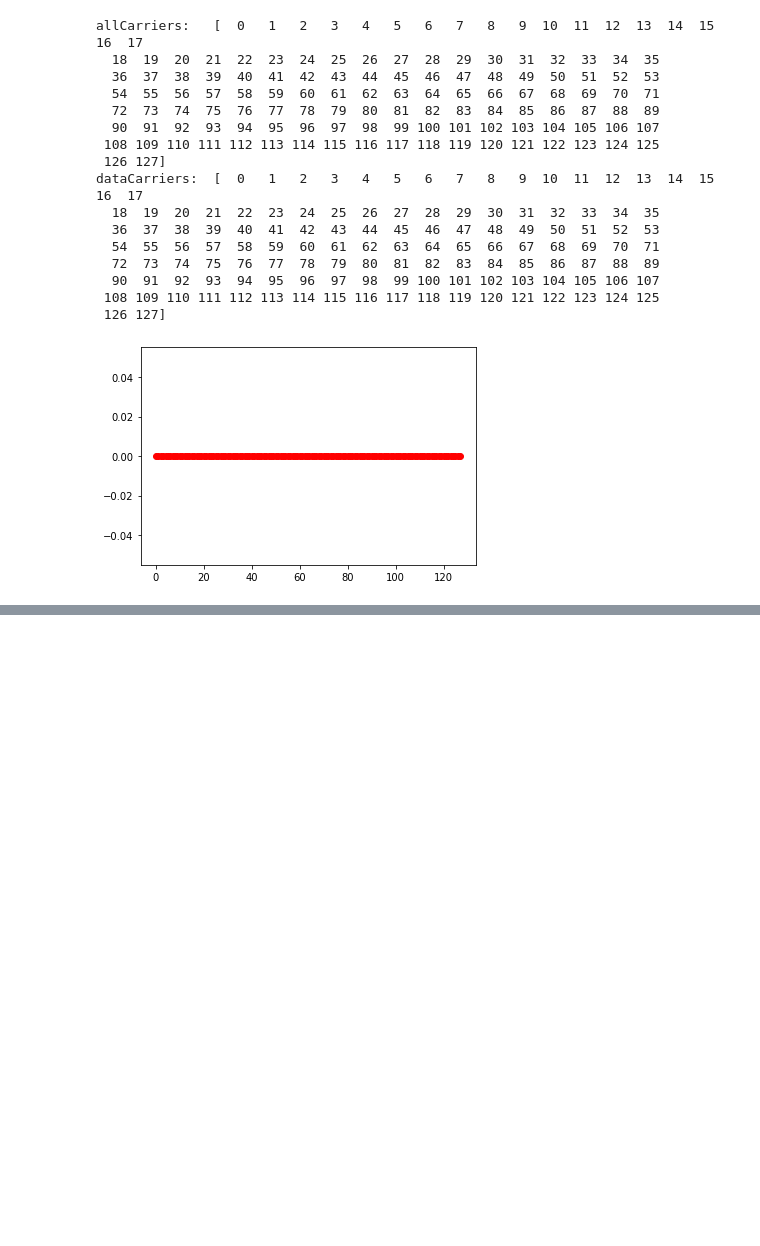
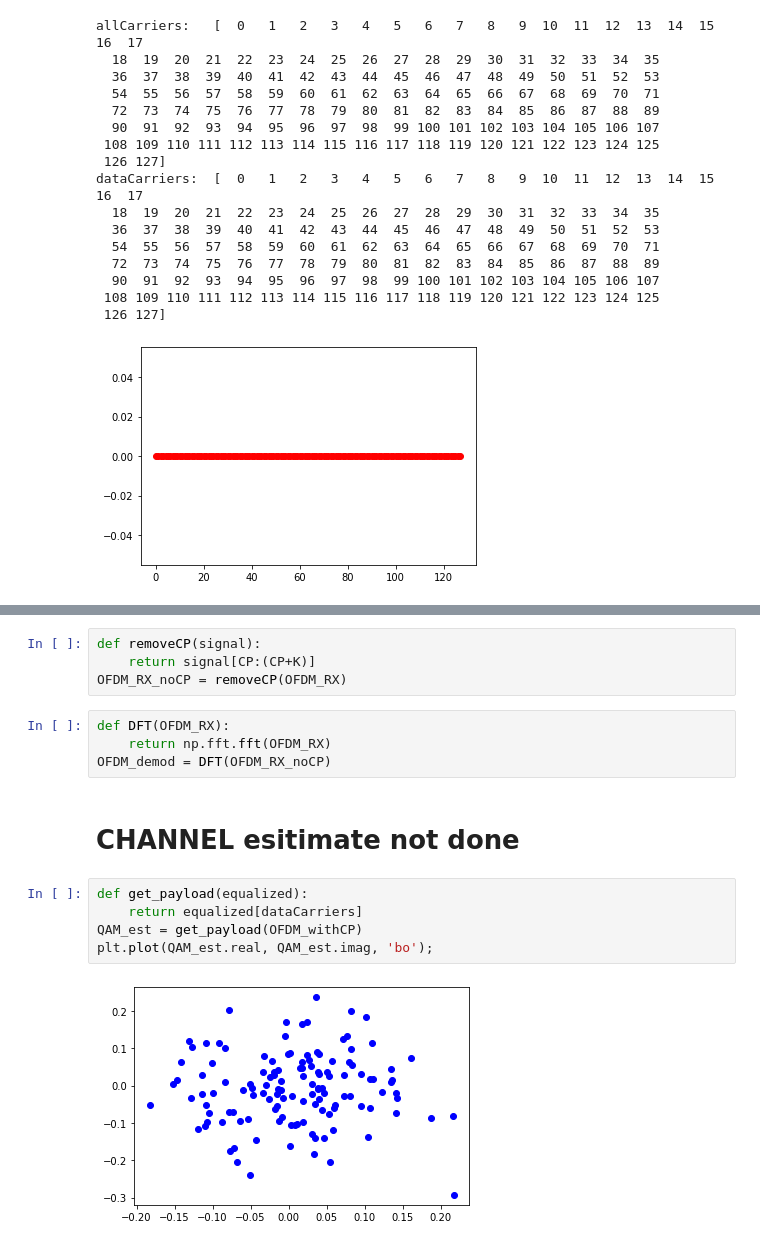
Before and after one commit to delaitl/OFDM, a Jupyter notebook: BEN_OFDM.ipynb, the cells around one changed output, grey strips where cells are left out. Saved outputs shown, nothing was run; the diff lists cells and outputs as text; blank space fills up the shorter version.

```diff
--- a/BEN_OFDM.ipynb
+++ b/BEN_OFDM.ipynb
@@ -150,0 +195,17 @@ First 5 QAM symbols and bits:
+# %%
+def removeCP(signal):
+    return signal[CP:(CP+K)]
+OFDM_RX_noCP = removeCP(OFDM_RX)
+# %%
+def DFT(OFDM_RX):
+    return np.fft.fft(OFDM_RX)
+OFDM_demod = DFT(OFDM_RX_noCP)
+# %% [markdown]
+# CHANNEL esitimate not done
+# %%
+def get_payload(equalized):
+    return equalized[dataCarriers]
+QAM_est = get_payload(OFDM_withCP)
+plt.plot(QAM_est.real, QAM_est.imag, 'bo');
+# %% [output]
+[figure, added]
```
Also changed, not shown: parts of 10 cells of this notebook.
